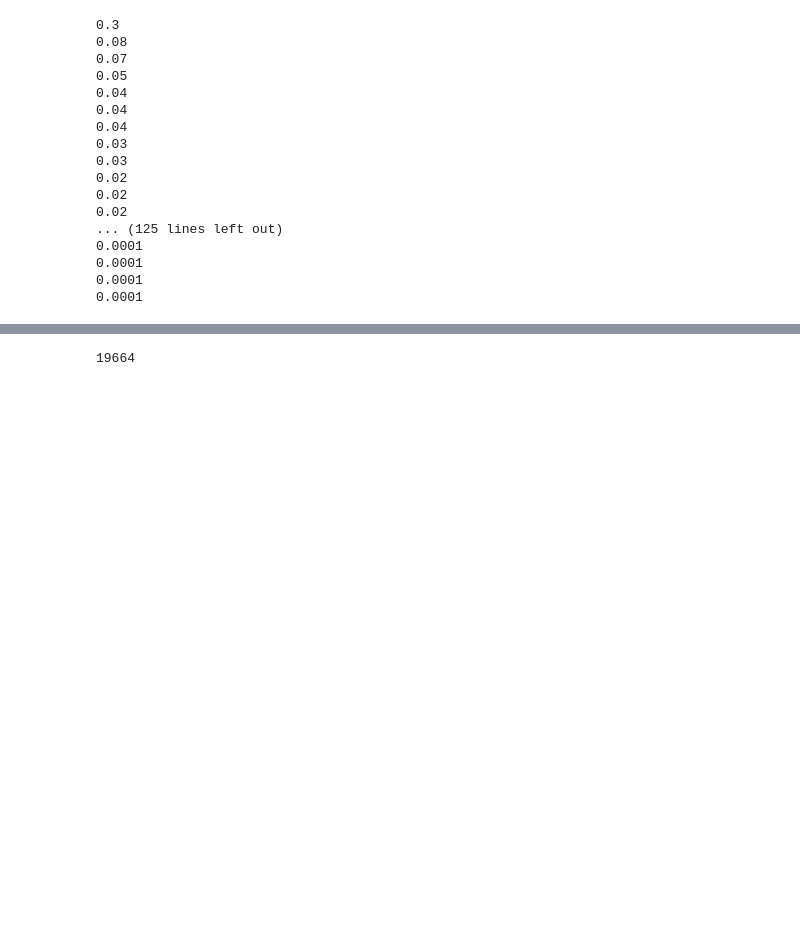
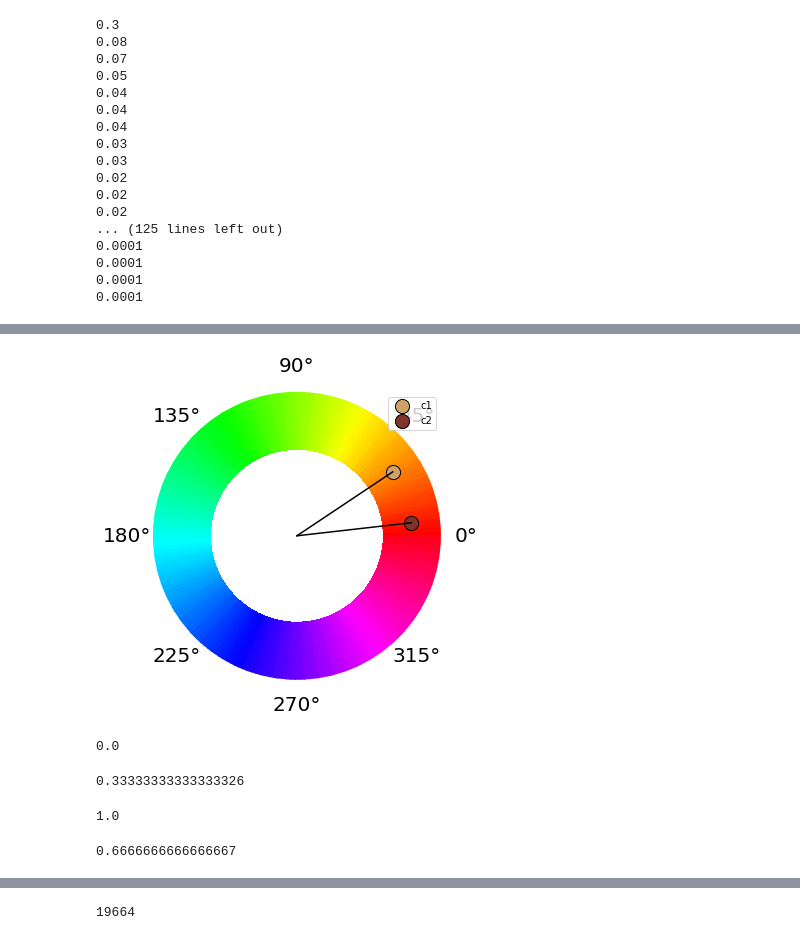
Before and after one commit to wenoptics/color-embedding, a Jupyter notebook: main.ipynb, the cells around one changed output, grey strips where cells are left out. Saved outputs shown, nothing was run; the diff lists cells and outputs as text; code cells hidden in the pictures; blank space fills up the shorter version.

Commit message:
complementary hue metrics

```diff
--- a/main.ipynb
+++ b/main.ipynb
@@ -262,0 +394,67 @@ show_color_blocks(colors, labels, size="50px")
+# %%
+%matplotlib inline
+fg = plt.figure(figsize=(5,5))
+ax = fg.add_axes([0.1,0.1,0.8,0.8], projection='polar')
+
+cmap = plt.cm.hsv
+# Define colormap normalization for 0 to 2*pi
+norm = mpl.colors.Normalize(0, 2*np.pi)
+
+# Plot a color mesh on the polar plot
+# with the color set by the angle
+
+n = 200  #the number of secants for the mesh
+t = np.linspace(0, 2*np.pi, n)   #theta values
+r = np.linspace(.6, 1, 2)        #radius values change 0.6 to 0 for full circle
+rg, tg = np.meshgrid(r,t)        #create a r,theta meshgrid
+c = tg                           #define color values as theta value
+im = ax.pcolormesh(t, r, c.T, cmap=cmap, norm=norm)  #plot the colormesh on axis with colormap
+ax.set_yticklabels([])                   #turn of radial tick labels (yticks)
+
+h_c1 = get_color_angle(c1)
+h_c2 = get_color_angle(c2)
+ax.scatter(h_c1, 0.8, c=[c1/255], s=200, edgecolor='k')
+ax.scatter(h_c2, 0.8, c=[c2/255], s=200, edgecolor='k')
+
+ax.legend(['c1', 'c2'])
+
+# ax.text(h_c1, 0.8, 'c1')
+# ax.text(h_c2, 0.8, 'c2')
+ax.plot([0, h_c1], [0, 0.8], color='k')
+ax.plot([0, h_c2], [0, 0.8], color='k')
+
+ax.tick_params(pad=15, labelsize=20)      #cosmetic changes to tick labels
+ax.spines['polar'].set_visible(False)
+# %% [output]
+[figure, added]
+# %%
+# Complementary color metrics (inversed)
+def metric_similar_hue(c1, c2):
+    """
+    [0, 1]
+
+    0: complementary color hue
+    1: same (similar) color hue
+    """
+    h1 = get_color_angle(c1, scale=1)
+    h2 = get_color_angle(c2, scale=1)
+
+    h1_ = (0.5 + h1) % 1
+    m = np.abs(h1_ - h2) * 2
+    return m
+
+metric_similar_hue((255,0,0), (0,255,255))
+# %% [output]
+0.0
+# %%
+metric_similar_hue((255,0,0), (0,0,255))
+# %% [output]
+0.33333333333333326
+# %%
+metric_similar_hue((255,0,0), (255,0,0))
+# %% [output]
+1.0
+# %%
+metric_similar_hue((255,0,0), (255,255,0))
+# %% [output]
+0.6666666666666667
```
Also changed, not shown: parts of 15 cells of this notebook, 1 other file.
